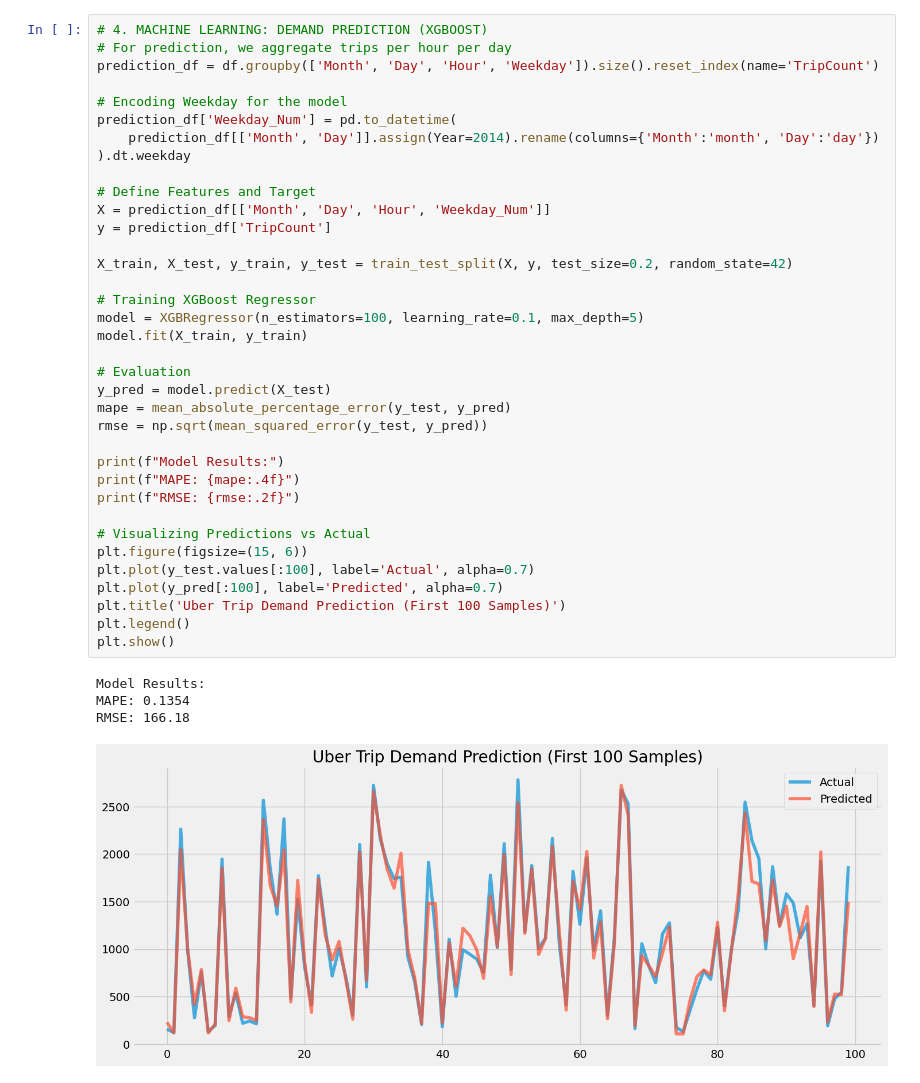
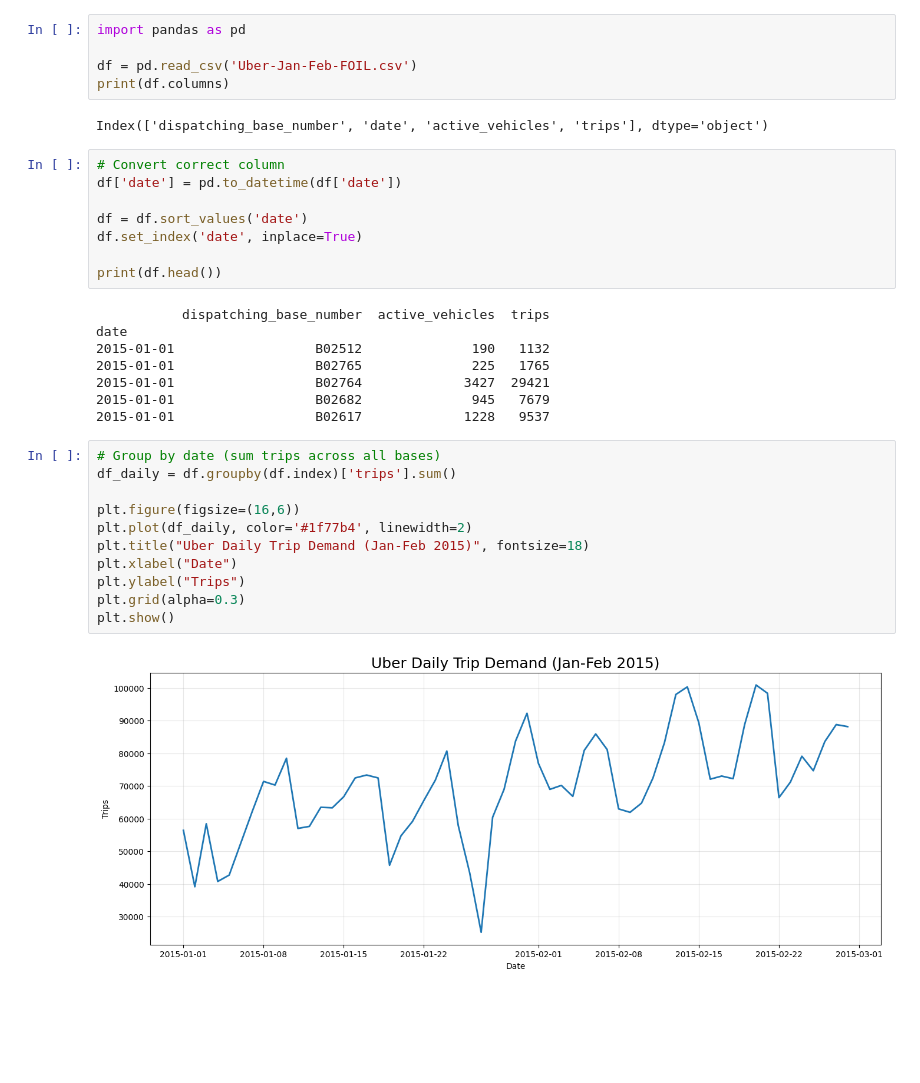
Before and after one commit to Avd-softer/uber-trip-analysis, a Jupyter notebook: Uber_Trip_Analysis_Project.ipynb, the cells around one changed output. Drawn from its saved outputs; the diff is of its cells as text; blank space fills up the shorter version.

```diff
--- a/Uber_Trip_Analysis_Project.ipynb
+++ b/Uber_Trip_Analysis_Project.ipynb
@@ -73,41 +25,36 @@ Passing `palette` without assigning `hue` is deprecated and will be removed in v
-# %%
-# 4. MACHINE LEARNING: DEMAND PREDICTION (XGBOOST)
-# For prediction, we aggregate trips per hour per day
-prediction_df = df.groupby(['Month', 'Day', 'Hour', 'Weekday']).size().reset_index(name='TripCount')
-
-# Encoding Weekday for the model
-prediction_df['Weekday_Num'] = pd.to_datetime(
-    prediction_df[['Month', 'Day']].assign(Year=2014).rename(columns={'Month':'month', 'Day':'day'})
-).dt.weekday
-
-# Define Features and Target
-X = prediction_df[['Month', 'Day', 'Hour', 'Weekday_Num']]
-y = prediction_df['TripCount']
-
-X_train, X_test, y_train, y_test = train_test_split(X, y, test_size=0.2, random_state=42)
-
-# Training XGBoost Regressor
-model = XGBRegressor(n_estimators=100, learning_rate=0.1, max_depth=5)
-model.fit(X_train, y_train)
-
-# Evaluation
-y_pred = model.predict(X_test)
-mape = mean_absolute_percentage_error(y_test, y_pred)
-rmse = np.sqrt(mean_squared_error(y_test, y_pred))
-
-print(f"Model Results:")
-print(f"MAPE: {mape:.4f}")
-print(f"RMSE: {rmse:.2f}")
-
-# Visualizing Predictions vs Actual
-plt.figure(figsize=(15, 6))
-plt.plot(y_test.values[:100], label='Actual', alpha=0.7)
-plt.plot(y_pred[:100], label='Predicted', alpha=0.7)
-plt.title('Uber Trip Demand Prediction (First 100 Samples)')
-plt.legend()
-plt.show()
-# %% [output]
-Model Results:
-MAPE: 0.1354
-RMSE: 166.18
-[figure, removed]
+# %%
+import pandas as pd
+
+df = pd.read_csv('Uber-Jan-Feb-FOIL.csv')
+print(df.columns)
+# %% [output]
+Index(['dispatching_base_number', 'date', 'active_vehicles', 'trips'], dtype='object')
+# %%
+# Convert correct column
+df['date'] = pd.to_datetime(df['date'])
+
+df = df.sort_values('date')
+df.set_index('date', inplace=True)
+
+print(df.head())
+# %% [output]
+           dispatching_base_number  active_vehicles  trips
+date
+2015-01-01                  B02512              190   1132
+2015-01-01                  B02765              225   1765
+2015-01-01                  B02764             3427  29421
+2015-01-01                  B02682              945   7679
+2015-01-01                  B02617             1228   9537
+# %%
+# Group by date (sum trips across all bases)
+df_daily = df.groupby(df.index)['trips'].sum()
+
+plt.figure(figsize=(16,6))
+plt.plot(df_daily, color='#1f77b4', linewidth=2)
+plt.title("Uber Daily Trip Demand (Jan-Feb 2015)", fontsize=18)
+plt.xlabel("Date")
+plt.ylabel("Trips")
+plt.grid(alpha=0.3)
+plt.show()
+# %% [output]
+[figure, added]
```
Also changed, not shown: parts of 16 cells of this notebook.
